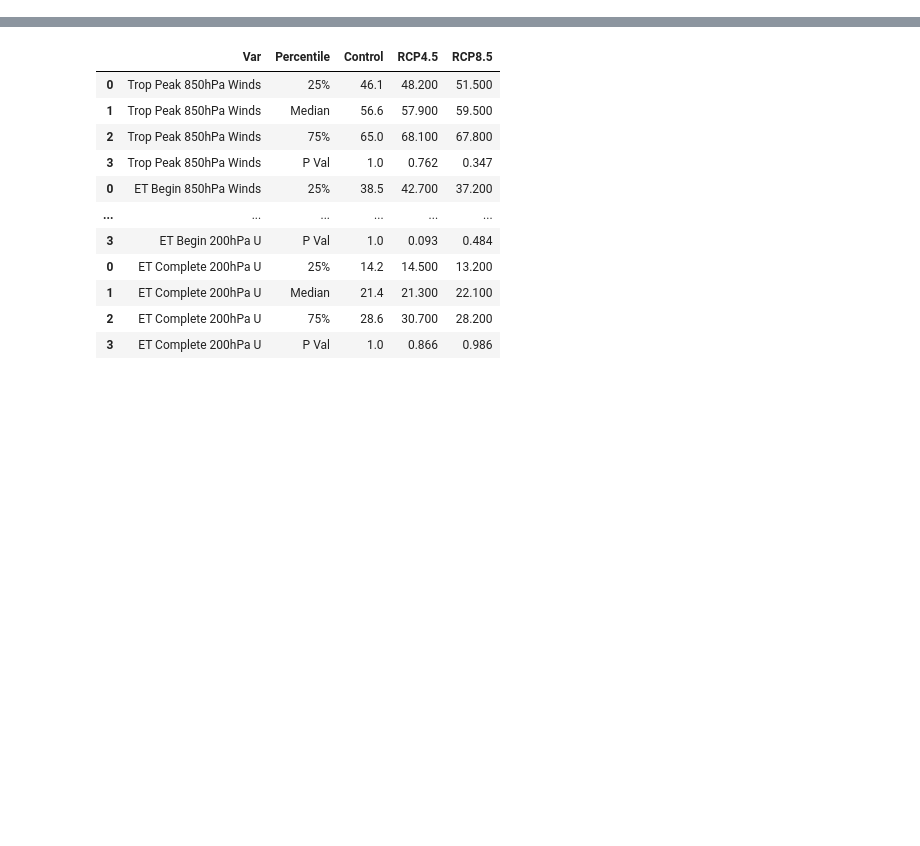
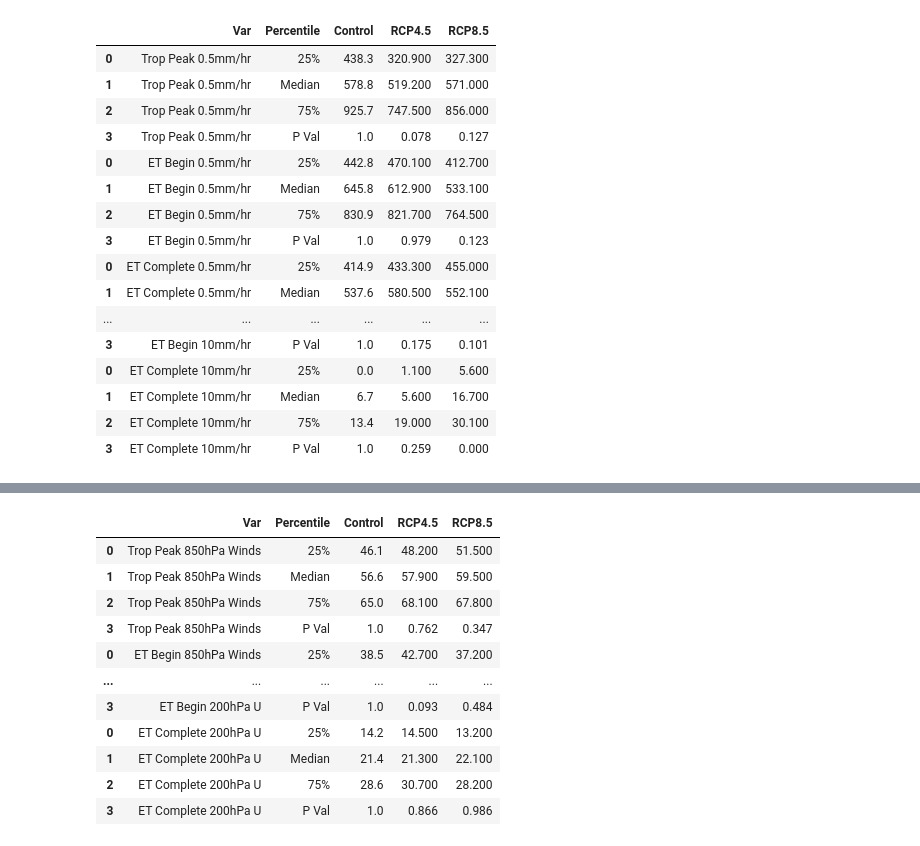
Before and after one commit to Luigi728/ExtraTrack_Github, a Jupyter notebook: RCP_Analysis/RCP_Analysis_V6.7.2.ipynb, the cells around one changed output, grey strips where cells are left out. Cells and saved outputs as stored; diff of their text form; code cells hidden in the pictures; blank space fills up the shorter version.

```diff
--- a/RCP_Analysis/RCP_Analysis_V6.7.2.ipynb
+++ b/RCP_Analysis/RCP_Analysis_V6.7.2.ipynb
@@ -535,0 +556,21 @@ def Create_Output_DF(Control_ET, RCP45_ET, RCP85_ET, Vars):
+# %%
+Create_Output_DF(Control_ET_Compo, RCP45_ET_Compo, RCP85_ET_Compo, \
+["0.5mm/hr", "1mm/hr", "5mm/hr", "10mm/hr"])
+# %% [output]
+|  | Var | Percentile | Control | RCP4.5 | RCP8.5 |
+| 0 | Trop Peak 0.5mm/hr | 25% | 438.3 | 320.900 | 327.300 |
+| 1 | Trop Peak 0.5mm/hr | Median | 578.8 | 519.200 | 571.000 |
+| 2 | Trop Peak 0.5mm/hr | 75% | 925.7 | 747.500 | 856.000 |
+| 3 | Trop Peak 0.5mm/hr | P Val | 1.0 | 0.078 | 0.127 |
+| 0 | ET Begin 0.5mm/hr | 25% | 442.8 | 470.100 | 412.700 |
+| 1 | ET Begin 0.5mm/hr | Median | 645.8 | 612.900 | 533.100 |
+| 2 | ET Begin 0.5mm/hr | 75% | 830.9 | 821.700 | 764.500 |
+| 3 | ET Begin 0.5mm/hr | P Val | 1.0 | 0.979 | 0.123 |
+| 0 | ET Complete 0.5mm/hr | 25% | 414.9 | 433.300 | 455.000 |
+| 1 | ET Complete 0.5mm/hr | Median | 537.6 | 580.500 | 552.100 |
+| ... | ... | ... | ... | ... | ... |
+| 3 | ET Begin 10mm/hr | P Val | 1.0 | 0.175 | 0.101 |
+| 0 | ET Complete 10mm/hr | 25% | 0.0 | 1.100 | 5.600 |
+| 1 | ET Complete 10mm/hr | Median | 6.7 | 5.600 | 16.700 |
+| 2 | ET Complete 10mm/hr | 75% | 13.4 | 19.000 | 30.100 |
+| 3 | ET Complete 10mm/hr | P Val | 1.0 | 0.259 | 0.000 |
```
Also changed, not shown: parts of 5 cells of this notebook.
